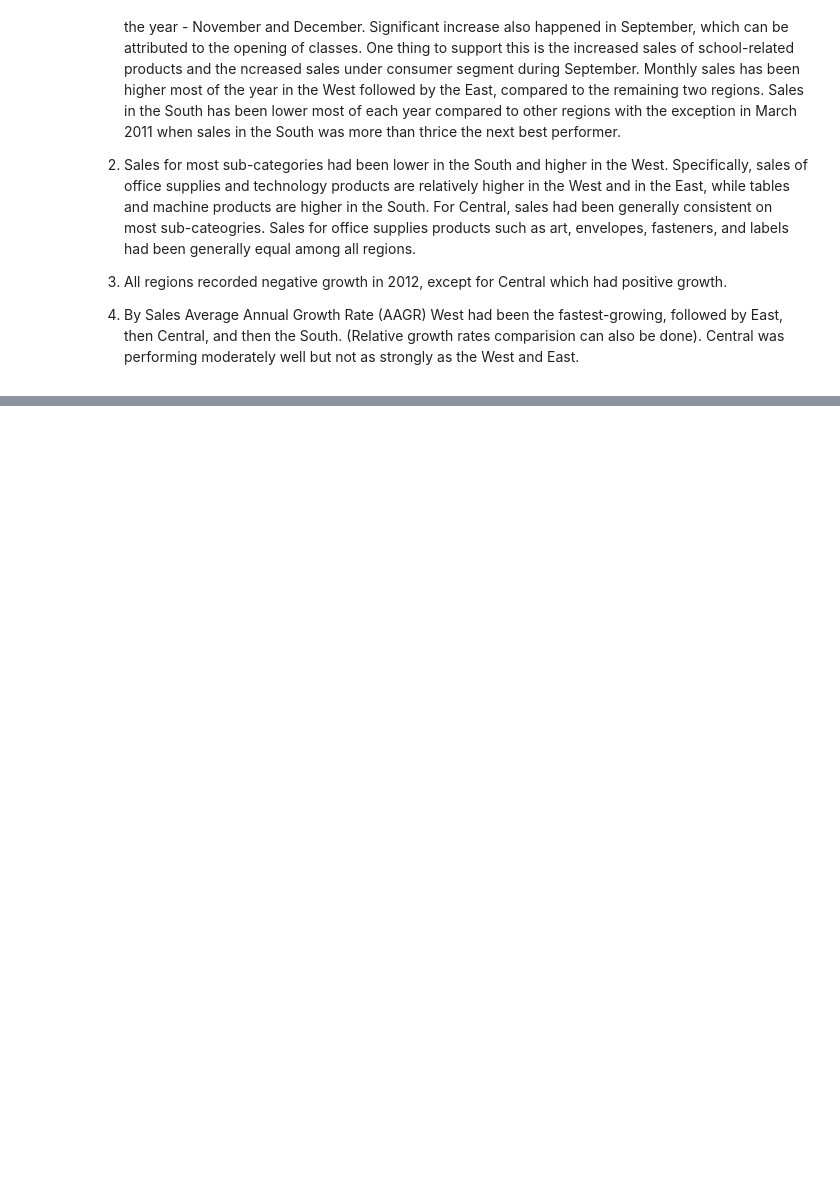
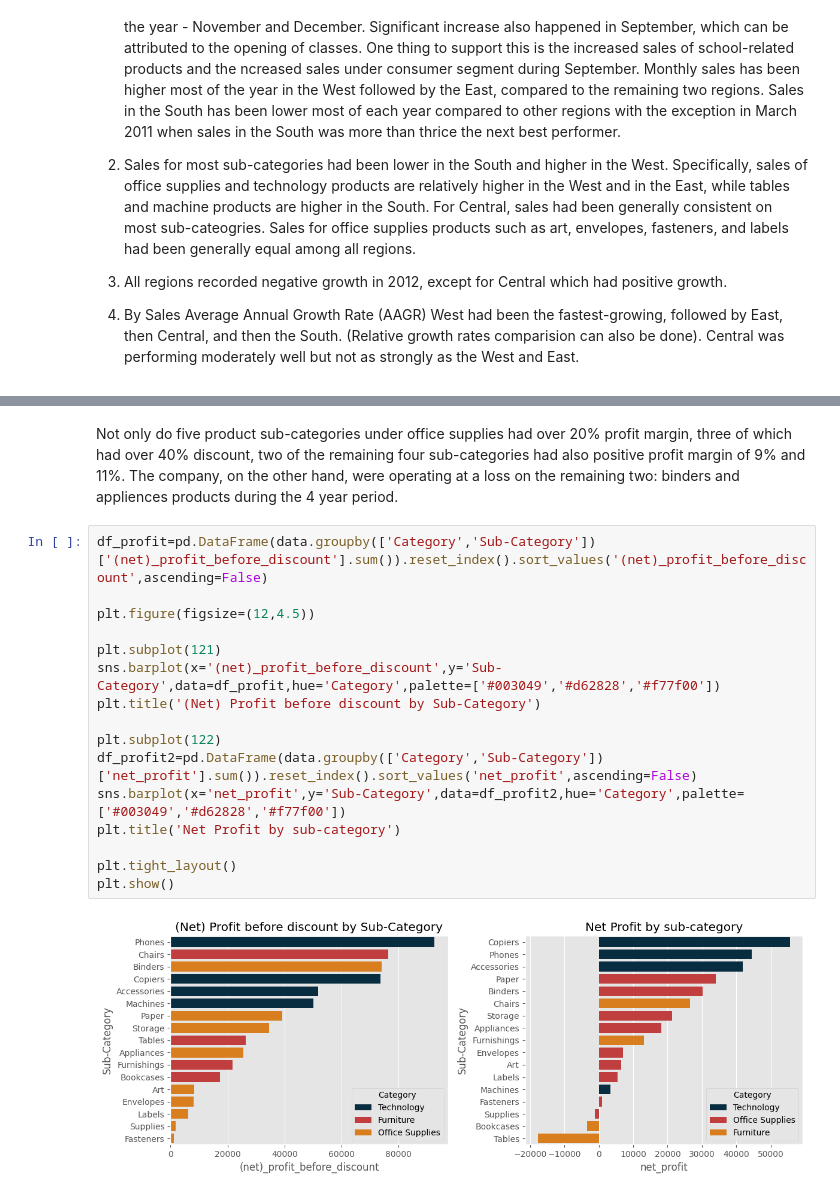
Before and after one commit to mantra0519/Retail_store_analysis, a Jupyter notebook: store_analysis.ipynb, the cells around one changed output, grey strips where cells are left out. Cells and saved outputs as stored; diff of their text form; blank space fills up the shorter version.

```diff
--- a/store_analysis.ipynb
+++ b/store_analysis.ipynb
@@ -530,0 +623,21 @@ Using the Sales Average Annual Growth Rate (AAGR) of each region for the 4-year
+# %% [markdown]
+Not only do five product sub-categories under office supplies had over 20% profit margin, three of which had over 40% discount, two of the remaining four sub-categories had also positive profit margin of 9% and 11%.
+The company, on the other hand, were operating at a loss on the remaining two: binders and appliences products during the 4 year period.
+# %%
+df_profit=pd.DataFrame(data.groupby(['Category','Sub-Category'])['(net)_profit_before_discount'].sum()).reset_index().sort_values('(net)_profit_before_discount',ascending=False)
+
+plt.figure(figsize=(12,4.5))
+
+plt.subplot(121)
+sns.barplot(x='(net)_profit_before_discount',y='Sub-Category',data=df_profit,hue='Category',palette=['#003049','#d62828','#f77f00'])
+plt.title('(Net) Profit before discount by Sub-Category')
+
+plt.subplot(122)
+df_profit2=pd.DataFrame(data.groupby(['Category','Sub-Category'])['net_profit'].sum()).reset_index().sort_values('net_profit',ascending=False)
+sns.barplot(x='net_profit',y='Sub-Category',data=df_profit2,hue='Category',palette=['#003049','#d62828','#f77f00'])
+plt.title('Net Profit by sub-category')
+
+plt.tight_layout()
+plt.show()
+# %% [output]
+[figure, added]
```
Also changed, not shown: parts of 10 cells of this notebook.
